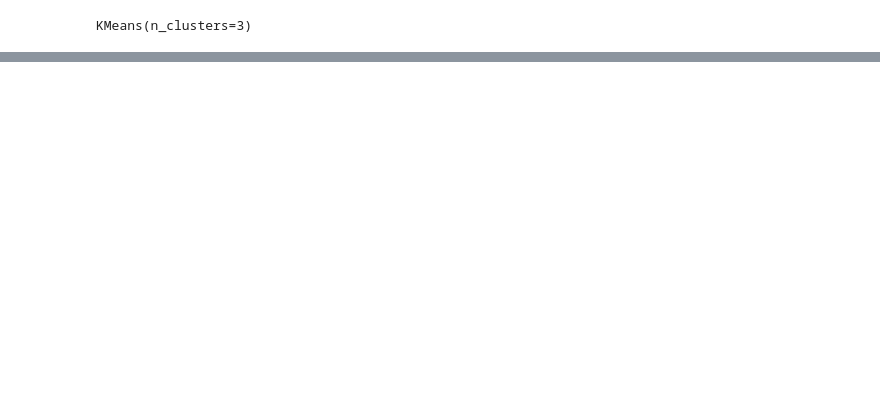
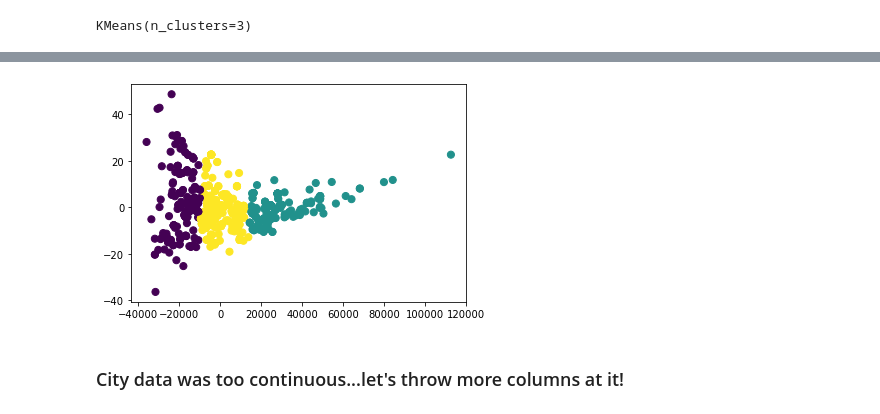
Before and after one commit to Blashford/Fatal-Shootings-By-Police, a Jupyter notebook: city_clustering.ipynb, the cells around one changed output, grey strips where cells are left out. Drawn from its saved outputs; the diff is of its cells as text; code cells hidden in the pictures; blank space fills up the shorter version.

```diff
--- a/city_clustering.ipynb
+++ b/city_clustering.ipynb
@@ -81,0 +84,14 @@ plt.show()
+# %%
+# To look at all four columns, need to use PCA
+pca = PCA(n_components=2)
+output = pca.fit_transform(data)
+output_df = pd.DataFrame(output)
+output_df.columns = ["x","y"]
+output_df["prediction"] = prediction
+# %%
+plt.scatter(output_df["x"], output_df["y"], c=output_df["prediction"], s=50, cmap='viridis')
+plt.show()
+# %% [output]
+[figure, added]
+# %% [markdown]
+### City data was too continuous...let's throw more columns at it!
```
Also changed, not shown: parts of 8 cells of this notebook.
